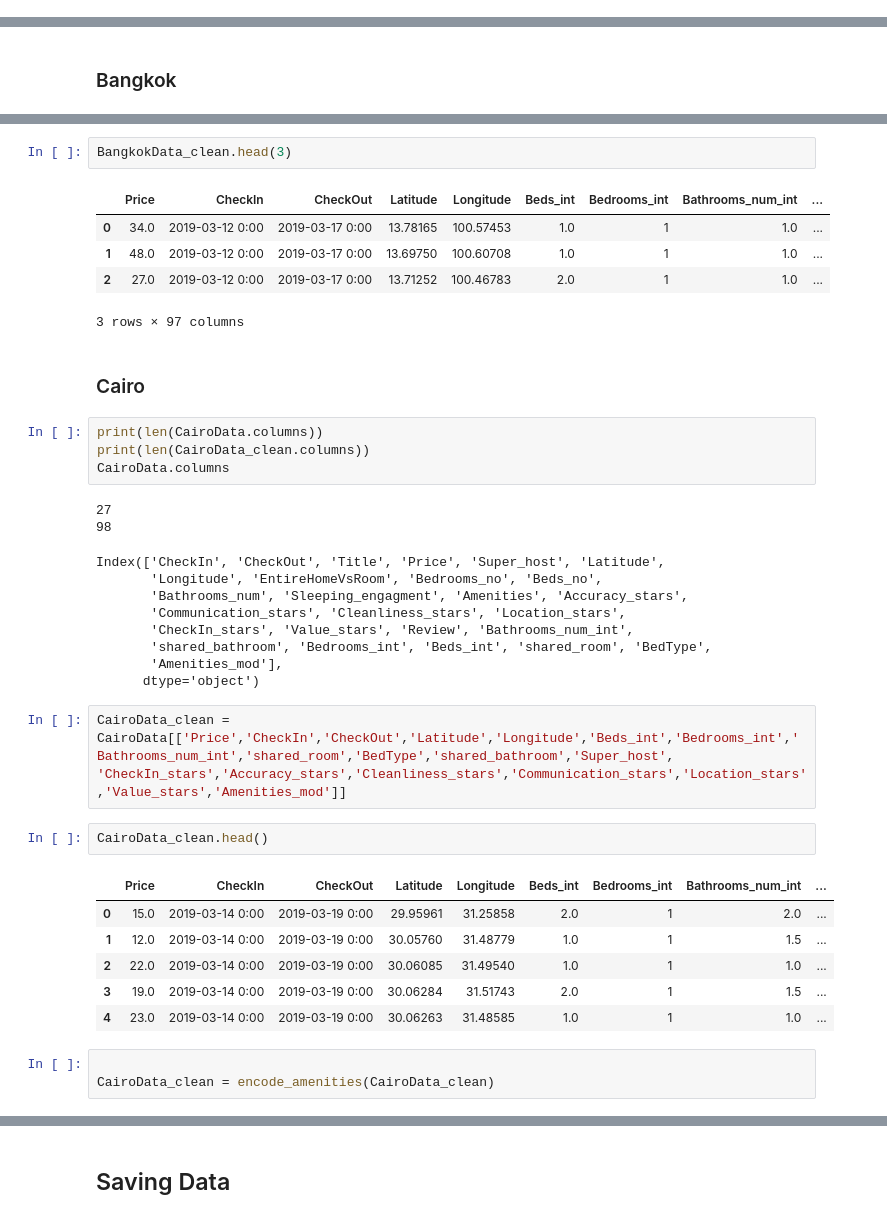
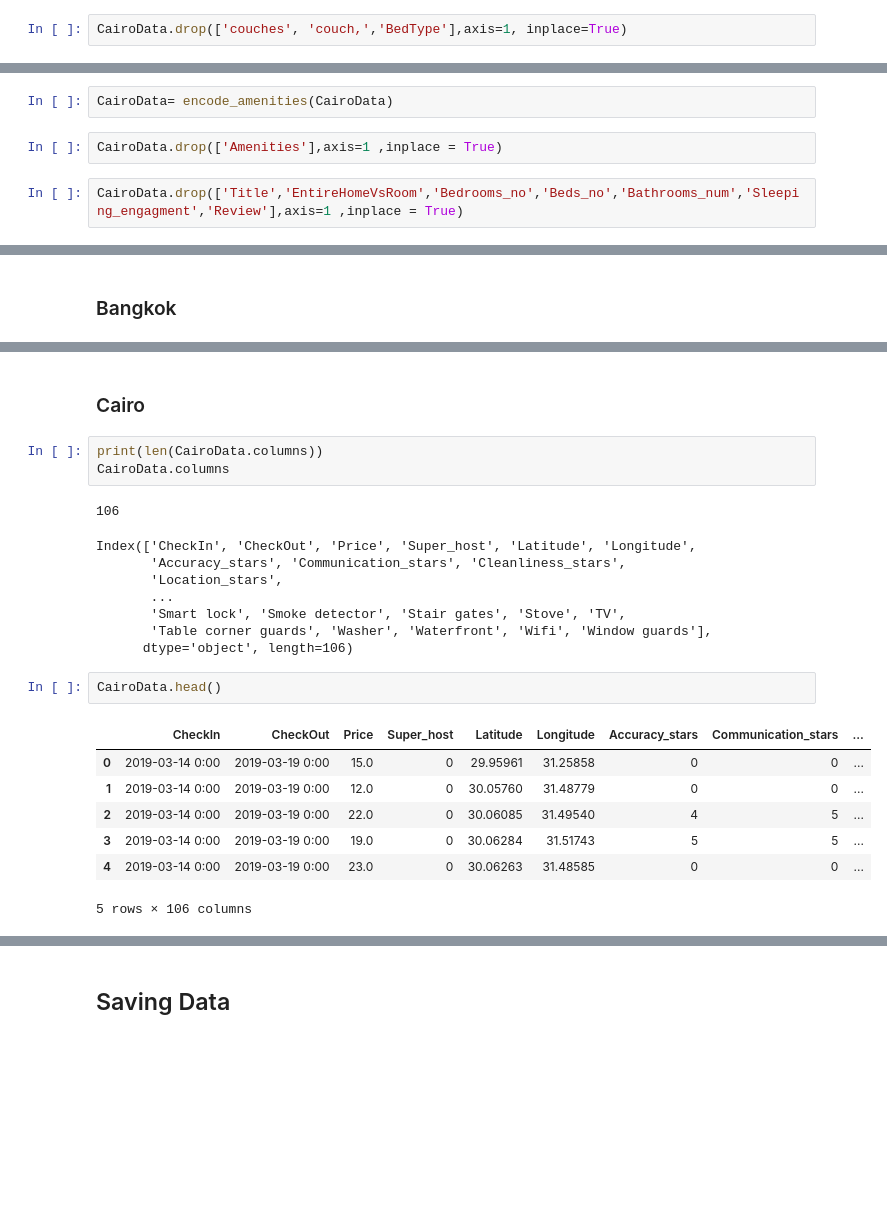
Before and after one commit to nickbent/AirBnB, a Jupyter notebook: notebooks/Data Cleaning.ipynb, the cells around one changed output, grey strips where cells are left out. Saved outputs shown, nothing was run; the diff lists cells and outputs as text; blank space fills up the shorter version.

```diff
--- a/notebooks/Data Cleaning.ipynb
+++ b/notebooks/Data Cleaning.ipynb
@@ -1424,3 +1532,5 @@ array(['queen', None, 'single', 'double', 'sofa', 'king', 'floor',
+# %%
+CairoData.drop(['couches', 'couch,','BedType'],axis=1, inplace=True)
 # %% [markdown]
 ### Amenities
 # %%
@@ -1471,6 +1581,12 @@ CairoData.Amenities_mod[0]
  'Carbon monoxide detector',
  'Smoke detector',
  'First aid kit']
+# %%
+CairoData= encode_amenities(CairoData)
+# %%
+CairoData.drop(['Amenities'],axis=1 ,inplace = True)
+# %%
+CairoData.drop(['Title','EntireHomeVsRoom','Bedrooms_no','Beds_no','Bathrooms_num','Sleeping_engagment','Review'],axis=1 ,inplace = True)
 # %% [markdown]
 ### Final Dataset
 # %% [markdown]
@@ -1571,39 +1650,24 @@ Index(['Price', 'CheckIn', 'CheckOut', 'Latitude', 'Longitude', 'Beds_int',
-# %%
-BangkokData_clean.head(3)
-# %% [output]
-|  | Price | CheckIn | CheckOut | Latitude | Longitude | Beds_int | Bedrooms_int | Bathrooms_num_int | ... |
-| 0 | 34.0 | 2019-03-12 0:00 | 2019-03-17 0:00 | 13.78165 | 100.57453 | 1.0 | 1 | 1.0 | ... |
-| 1 | 48.0 | 2019-03-12 0:00 | 2019-03-17 0:00 | 13.69750 | 100.60708 | 1.0 | 1 | 1.0 | ... |
-| 2 | 27.0 | 2019-03-12 0:00 | 2019-03-17 0:00 | 13.71252 | 100.46783 | 2.0 | 1 | 1.0 | ... |
-3 rows × 97 columns
 # %% [markdown]
 ### Cairo
 # %%
 print(len(CairoData.columns))
-print(len(CairoData_clean.columns))
 CairoData.columns
 # %% [output]
-27
-98
+106
-Index(['CheckIn', 'CheckOut', 'Title', 'Price', 'Super_host', 'Latitude',
-       'Longitude', 'EntireHomeVsRoom', 'Bedrooms_no', 'Beds_no',
-       'Bathrooms_num', 'Sleeping_engagment', 'Amenities', 'Accuracy_stars',
-       'Communication_stars', 'Cleanliness_stars', 'Location_stars',
-       'CheckIn_stars', 'Value_stars', 'Review', 'Bathrooms_num_int',
-       'shared_bathroom', 'Bedrooms_int', 'Beds_int', 'shared_room', 'BedType',
-       'Amenities_mod'],
-      dtype='object')
+Index(['CheckIn', 'CheckOut', 'Price', 'Super_host', 'Latitude', 'Longitude',
+       'Accuracy_stars', 'Communication_stars', 'Cleanliness_stars',
+       'Location_stars',
+       ...
+       'Smart lock', 'Smoke detector', 'Stair gates', 'Stove', 'TV',
+       'Table corner guards', 'Washer', 'Waterfront', 'Wifi', 'Window guards'],
+      dtype='object', length=106)
-# %%
-CairoData_clean = CairoData[['Price','CheckIn','CheckOut','Latitude','Longitude','Beds_int','Bedrooms_int','Bathrooms_num_int','shared_room','BedType','shared_bathroom','Super_host', 'CheckIn_stars','Accuracy_stars','Cleanliness_stars','Communication_stars','Location_stars','Value_stars','Amenities_mod']]
 # %%
-CairoData_clean.head()
+CairoData.head()
 # %% [output]
-|  | Price | CheckIn | CheckOut | Latitude | Longitude | Beds_int | Bedrooms_int | Bathrooms_num_int | ... |
-| 0 | 15.0 | 2019-03-14 0:00 | 2019-03-19 0:00 | 29.95961 | 31.25858 | 2.0 | 1 | 2.0 | ... |
-| 1 | 12.0 | 2019-03-14 0:00 | 2019-03-19 0:00 | 30.05760 | 31.48779 | 1.0 | 1 | 1.5 | ... |
-| 2 | 22.0 | 2019-03-14 0:00 | 2019-03-19 0:00 | 30.06085 | 31.49540 | 1.0 | 1 | 1.0 | ... |
-| 3 | 19.0 | 2019-03-14 0:00 | 2019-03-19 0:00 | 30.06284 | 31.51743 | 2.0 | 1 | 1.5 | ... |
-| 4 | 23.0 | 2019-03-14 0:00 | 2019-03-19 0:00 | 30.06263 | 31.48585 | 1.0 | 1 | 1.0 | ... |
+|  | CheckIn | CheckOut | Price | Super_host | Latitude | Longitude | Accuracy_stars | Communication_stars | ... |
+| 0 | 2019-03-14 0:00 | 2019-03-19 0:00 | 15.0 | 0 | 29.95961 | 31.25858 | 0 | 0 | ... |
+| 1 | 2019-03-14 0:00 | 2019-03-19 0:00 | 12.0 | 0 | 30.05760 | 31.48779 | 0 | 0 | ... |
+| 2 | 2019-03-14 0:00 | 2019-03-19 0:00 | 22.0 | 0 | 30.06085 | 31.49540 | 4 | 5 | ... |
+| 3 | 2019-03-14 0:00 | 2019-03-19 0:00 | 19.0 | 0 | 30.06284 | 31.51743 | 5 | 5 | ... |
+| 4 | 2019-03-14 0:00 | 2019-03-19 0:00 | 23.0 | 0 | 30.06263 | 31.48585 | 0 | 0 | ... |
+5 rows × 106 columns
-# %%
-
-CairoData_clean = encode_amenities(CairoData_clean)
```
Also changed, not shown: parts of 94 cells of this notebook, 5 other files.
